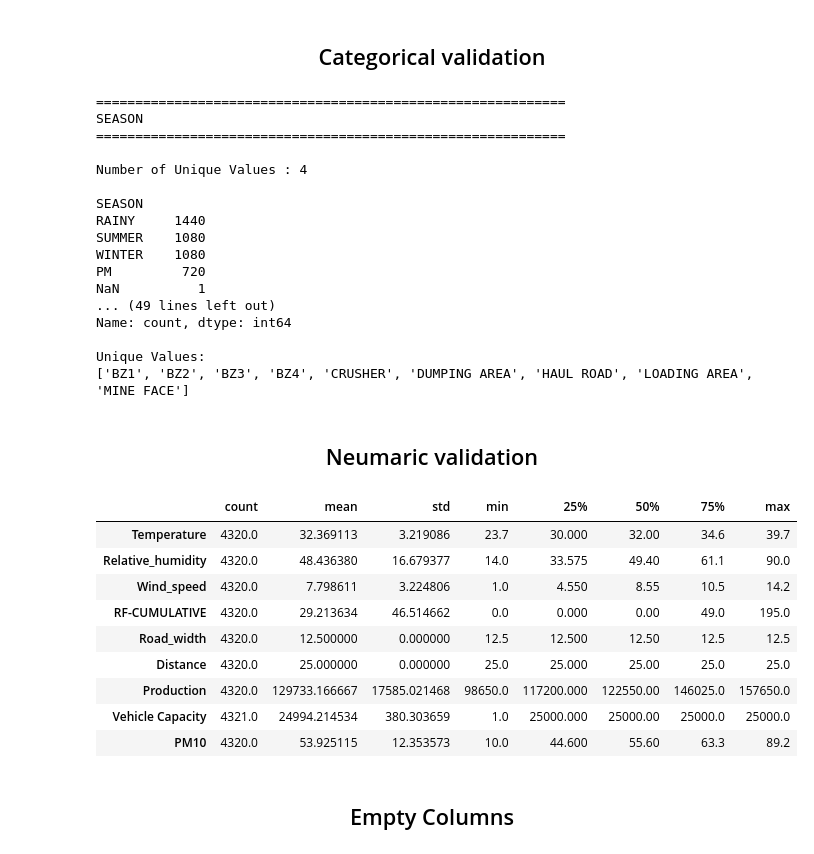
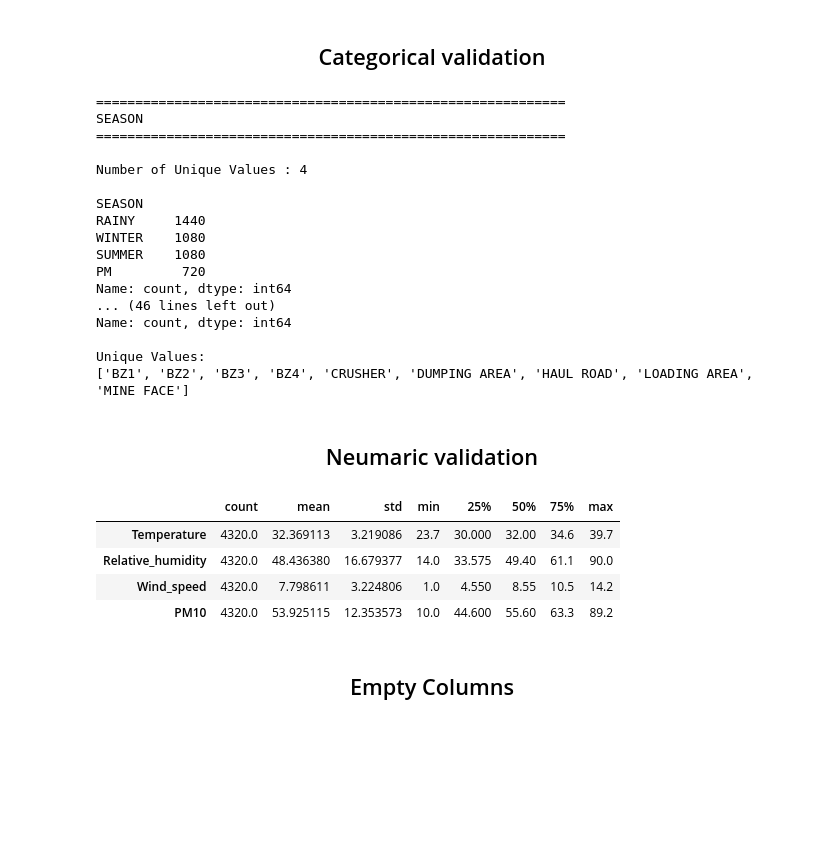
Before and after one commit to varunpm-ai/mining-dust-analysis, a Jupyter notebook: notebooks/First_Five_Year_Data/01_data_validation.ipynb, the cells around one changed output. Saved outputs shown, nothing was run; the diff lists cells and outputs as text; code cells hidden in the pictures; blank space fills up the shorter version.

```diff
--- a/notebooks/015_data_validation.ipynb
+++ b/notebooks/First_Five_Year_Data/01_data_validation.ipynb
@@ -11,7 +11,7 @@ from pathlib import Path
 <h2 align="center">Data Loading</h2>
 # %%
 try:
-    df = pd.read_excel('../data/raw/5_Year_new_dustdata.xlsx')
+    df = pd.read_excel('../../data/raw/DATA SHEET.xlsx')
     print("Data Frame Head : ")
     print(df.head())
     print("Data Frame Tail : ")
@@ -53,13 +53,7 @@ max         25000.000000  35000.000000    89.200000          NaN          NaN
 <h2 align="center">Removing Unneseasry columns</h2>
 # %%
 # Removing Nan columns
+
 df = df.dropna(axis=1, how="all")
-
-# Drop columns like "Unnamed"
-df = df.loc[:, ~df.columns.str.contains(r"^Unnamed")]
-
-#Removed the spaces
-df.columns = df.columns.str.strip()
-
 print(df.columns)
 # %% [output]
@@ -70,3 +65,12 @@ Index(['YEAR', 'SEASON', 'MONTH', 'LOCATION', 'WEEK', 'Temperature',
+# %%
+column_mapping = {
+    "T": "Temperature",
+    "RH": "Relative_humidity",
+    "RF-CUMULATIVE": "Cumulative_rainfall",
+    "WS": "Wind_speed",
+}
+
+df = df.rename(columns=column_mapping)
 # %% [markdown]
 <h2 align="center">Shortened and Renamed Dataframe</h2>
 # %%
@@ -176,7 +176,7 @@ for column in categorical_columns:
     print(df[column].value_counts(dropna=False))
 
     print("\nUnique Values:")
-    print(sorted([x for x in df[column].unique() if pd.notna(x)]))
+    print(sorted(df[column].unique()))
 
     print("\n")
 # %% [output]
@@ -188,11 +188,11 @@ Number of Unique Values : 4
 
 SEASON
 RAINY     1440
+WINTER    1080
 SUMMER    1080
-WINTER    1080
 PM         720
-NaN          1
-... (49 lines left out)
+Name: count, dtype: int64
+... (46 lines left out)
 Name: count, dtype: int64
 
 Unique Values:
@@ -200,19 +200,14 @@ Unique Values:
 # %% [markdown]
 <h2 align="center">Neumaric validation</h2>
 # %%
-numerical_columns = ["Temperature", "Relative_humidity", "Wind_speed", "RF-CUMULATIVE", "Road_width", "Distance", "Production", "Vehicle Capacity", "PM10", "PM2.5"]
+numerical_columns = ["Temperature", "Relative_humidity", "Wind_speed", "PM10", "PM2.5"]
 
 df[numerical_columns].describe().T
 # %% [output]
 |  | count | mean | std | min | 25% | 50% | 75% | max |
 | Temperature | 4320.0 | 32.369113 | 3.219086 | 23.7 | 30.000 | 32.00 | 34.6 | 39.7 |
 | Relative_humidity | 4320.0 | 48.436380 | 16.679377 | 14.0 | 33.575 | 49.40 | 61.1 | 90.0 |
 | Wind_speed | 4320.0 | 7.798611 | 3.224806 | 1.0 | 4.550 | 8.55 | 10.5 | 14.2 |
-| RF-CUMULATIVE | 4320.0 | 29.213634 | 46.514662 | 0.0 | 0.000 | 0.00 | 49.0 | 195.0 |
-| Road_width | 4320.0 | 12.500000 | 0.000000 | 12.5 | 12.500 | 12.50 | 12.5 | 12.5 |
-| Distance | 4320.0 | 25.000000 | 0.000000 | 25.0 | 25.000 | 25.00 | 25.0 | 25.0 |
-| Production | 4320.0 | 129733.166667 | 17585.021468 | 98650.0 | 117200.000 | 122550.00 | 146025.0 | 157650.0 |
-| Vehicle Capacity | 4321.0 | 24994.214534 | 380.303659 | 1.0 | 25000.000 | 25000.00 | 25000.0 | 25000.0 |
 | PM10 | 4320.0 | 53.925115 | 12.353573 | 10.0 | 44.600 | 55.60 | 63.3 | 89.2 |
 # %%
 df.columns = df.columns.str.strip()
```
Also changed, not shown: parts of 12 cells of this notebook, 49 other files.
